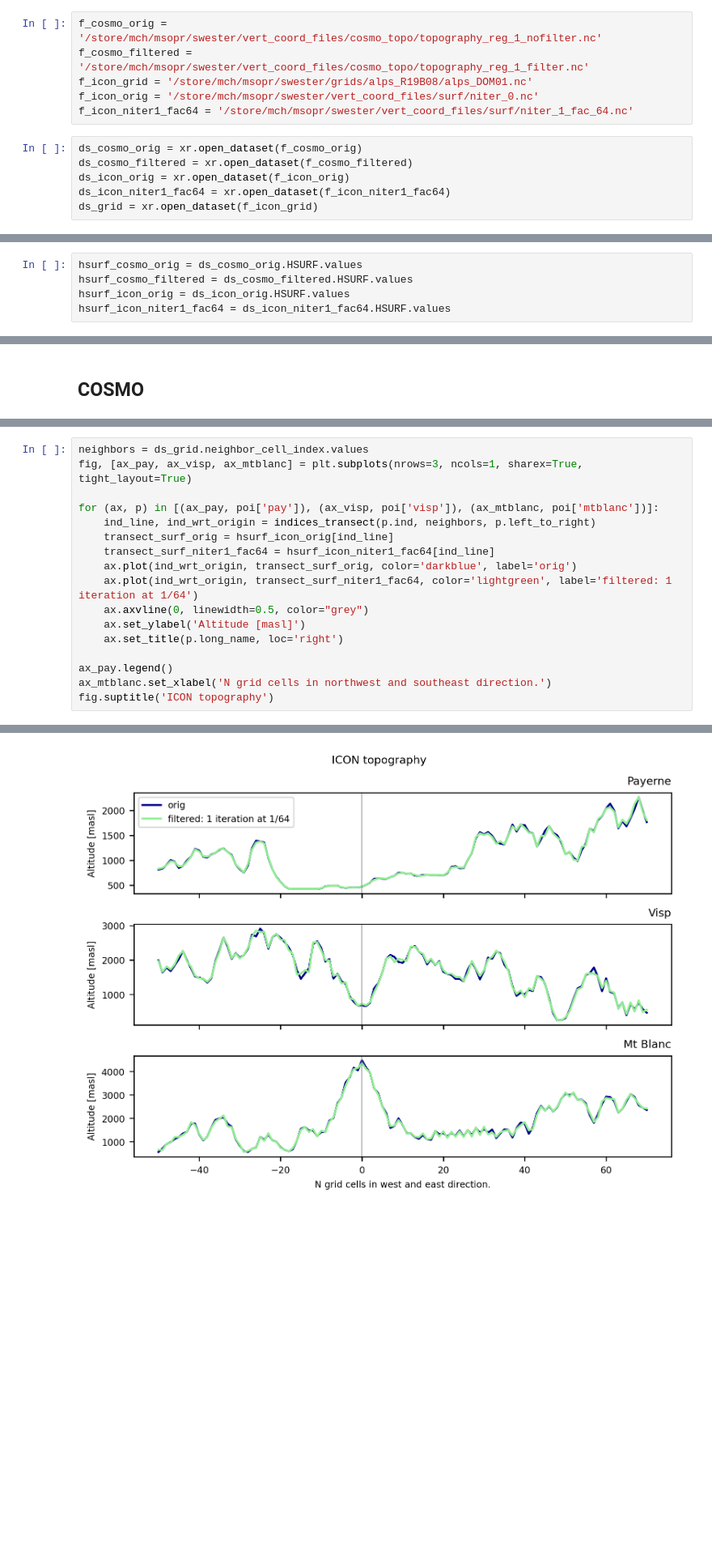
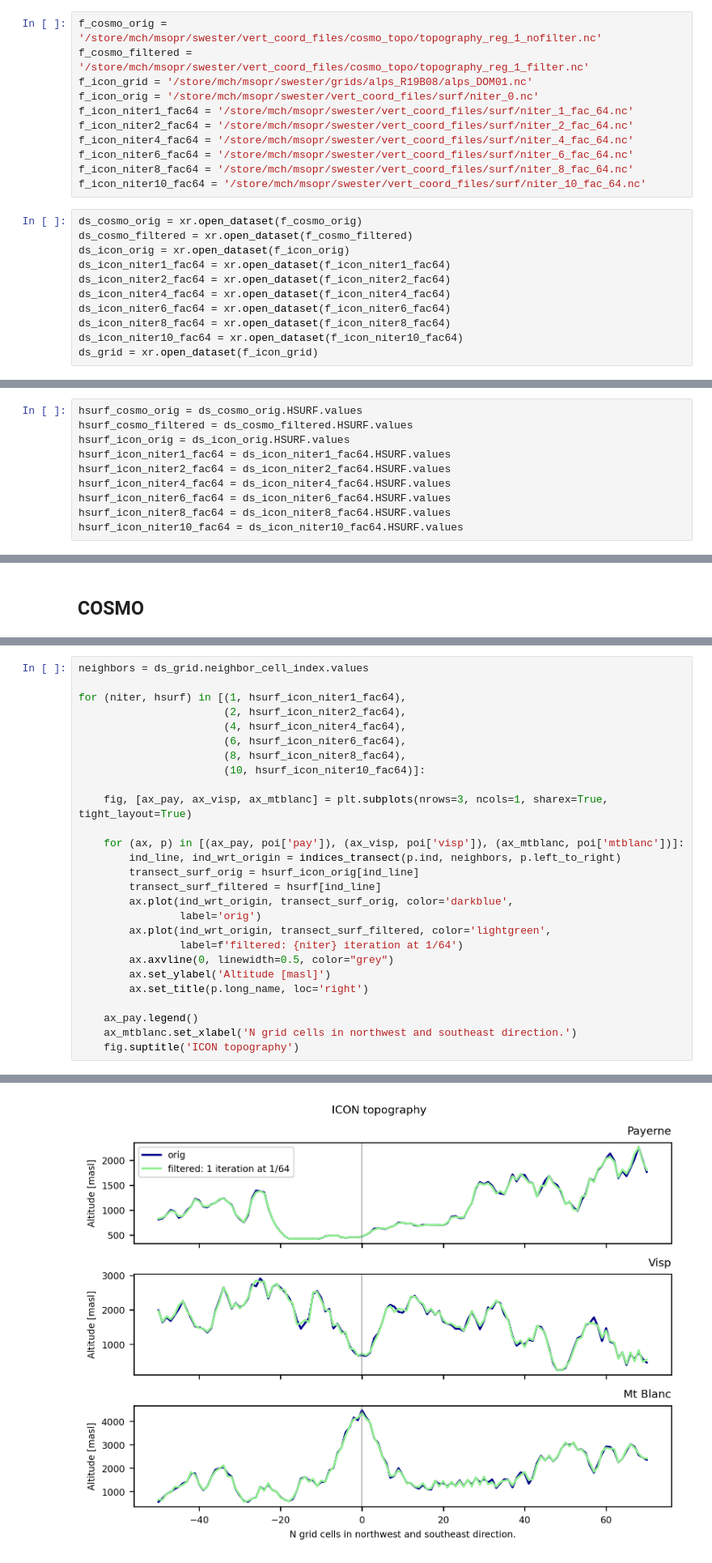
Before and after one commit to MeteoSwiss-APN/vert_coord, a Jupyter notebook: compare_orig_with_smoothed_topo.ipynb, the cells around one changed output, grey strips where cells are left out. Shown at 81% size. Drawn from its saved outputs; the diff is of its cells as text; blank space fills up the shorter version.

Commit message:
compare icon for 1-10 iterations of smoothing at 1/64

```diff
--- a/compare_orig_with_smoothed_topo.ipynb
+++ b/compare_orig_with_smoothed_topo.ipynb
@@ -27,11 +27,21 @@ f_cosmo_filtered = '/store/mch/msopr/swester/vert_coord_files/cosmo_topo/topogra
 f_icon_grid = '/store/mch/msopr/swester/grids/alps_R19B08/alps_DOM01.nc'
 f_icon_orig = '/store/mch/msopr/swester/vert_coord_files/surf/niter_0.nc'
 f_icon_niter1_fac64 = '/store/mch/msopr/swester/vert_coord_files/surf/niter_1_fac_64.nc'
+f_icon_niter2_fac64 = '/store/mch/msopr/swester/vert_coord_files/surf/niter_2_fac_64.nc'
+f_icon_niter4_fac64 = '/store/mch/msopr/swester/vert_coord_files/surf/niter_4_fac_64.nc'
+f_icon_niter6_fac64 = '/store/mch/msopr/swester/vert_coord_files/surf/niter_6_fac_64.nc'
+f_icon_niter8_fac64 = '/store/mch/msopr/swester/vert_coord_files/surf/niter_8_fac_64.nc'
+f_icon_niter10_fac64 = '/store/mch/msopr/swester/vert_coord_files/surf/niter_10_fac_64.nc'
 # %%
 ds_cosmo_orig = xr.open_dataset(f_cosmo_orig)
 ds_cosmo_filtered = xr.open_dataset(f_cosmo_filtered)
 ds_icon_orig = xr.open_dataset(f_icon_orig)
 ds_icon_niter1_fac64 = xr.open_dataset(f_icon_niter1_fac64)
+ds_icon_niter2_fac64 = xr.open_dataset(f_icon_niter2_fac64)
+ds_icon_niter4_fac64 = xr.open_dataset(f_icon_niter4_fac64)
+ds_icon_niter6_fac64 = xr.open_dataset(f_icon_niter6_fac64)
+ds_icon_niter8_fac64 = xr.open_dataset(f_icon_niter8_fac64)
+ds_icon_niter10_fac64 = xr.open_dataset(f_icon_niter10_fac64)
 ds_grid = xr.open_dataset(f_icon_grid)
 # %% [markdown]
 #### Load latitude and longitude
@@ -47,6 +57,11 @@ hsurf_cosmo_orig = ds_cosmo_orig.HSURF.values
 hsurf_cosmo_filtered = ds_cosmo_filtered.HSURF.values
 hsurf_icon_orig = ds_icon_orig.HSURF.values
 hsurf_icon_niter1_fac64 = ds_icon_niter1_fac64.HSURF.values
+hsurf_icon_niter2_fac64 = ds_icon_niter2_fac64.HSURF.values
+hsurf_icon_niter4_fac64 = ds_icon_niter4_fac64.HSURF.values
+hsurf_icon_niter6_fac64 = ds_icon_niter6_fac64.HSURF.values
+hsurf_icon_niter8_fac64 = ds_icon_niter8_fac64.HSURF.values
+hsurf_icon_niter10_fac64 = ds_icon_niter10_fac64.HSURF.values
 # %% [markdown]
 #### Indices for selected points of interest
 Load poi for ICON, add indices for COSMO
@@ -103,18 +118,28 @@ Text(0.5, 0.98, 'COSMO topography')
 # %%
 neighbors = ds_grid.neighbor_cell_index.values
-fig, [ax_pay, ax_visp, ax_mtblanc] = plt.subplots(nrows=3, ncols=1, sharex=True, tight_layout=True)
 
-for (ax, p) in [(ax_pay, poi['pay']), (ax_visp, poi['visp']), (ax_mtblanc, poi['mtblanc'])]:
-    ind_line, ind_wrt_origin = indices_transect(p.ind, neighbors, p.left_to_right)
-    transect_surf_orig = hsurf_icon_orig[ind_line]
-    transect_surf_niter1_fac64 = hsurf_icon_niter1_fac64[ind_line]
-    ax.plot(ind_wrt_origin, transect_surf_orig, color='darkblue', label='orig')
-    ax.plot(ind_wrt_origin, transect_surf_niter1_fac64, color='lightgreen', label='filtered: 1 iteration at 1/64')
-    ax.axvline(0, linewidth=0.5, color="grey")
-    ax.set_ylabel('Altitude [masl]')
-    ax.set_title(p.long_name, loc='right')
+for (niter, hsurf) in [(1, hsurf_icon_niter1_fac64),
+                       (2, hsurf_icon_niter2_fac64),
+                       (4, hsurf_icon_niter4_fac64),
+                       (6, hsurf_icon_niter6_fac64),
+                       (8, hsurf_icon_niter8_fac64),
+                       (10, hsurf_icon_niter10_fac64)]:
 
-ax_pay.legend()
-ax_mtblanc.set_xlabel('N grid cells in northwest and southeast direction.')
-fig.suptitle('ICON topography')
+    fig, [ax_pay, ax_visp, ax_mtblanc] = plt.subplots(nrows=3, ncols=1, sharex=True, tight_layout=True)
+
+    for (ax, p) in [(ax_pay, poi['pay']), (ax_visp, poi['visp']), (ax_mtblanc, poi['mtblanc'])]:
+        ind_line, ind_wrt_origin = indices_transect(p.ind, neighbors, p.left_to_right)
+        transect_surf_orig = hsurf_icon_orig[ind_line]
+        transect_surf_filtered = hsurf[ind_line]
+        ax.plot(ind_wrt_origin, transect_surf_orig, color='darkblue',
+                label='orig')
+        ax.plot(ind_wrt_origin, transect_surf_filtered, color='lightgreen',
+                label=f'filtered: {niter} iteration at 1/64')
+        ax.axvline(0, linewidth=0.5, color="grey")
+        ax.set_ylabel('Altitude [masl]')
+        ax.set_title(p.long_name, loc='right')
+
+    ax_pay.legend()
+    ax_mtblanc.set_xlabel('N grid cells in northwest and southeast direction.')
+    fig.suptitle('ICON topography')
 # %% [output]
@@ -122 +146 @@ Text(0.5, 0.98, 'ICON topography')
-[figure, old version]
+[figure, new version]
```
Also changed, not shown: parts of 3 cells of this notebook.
